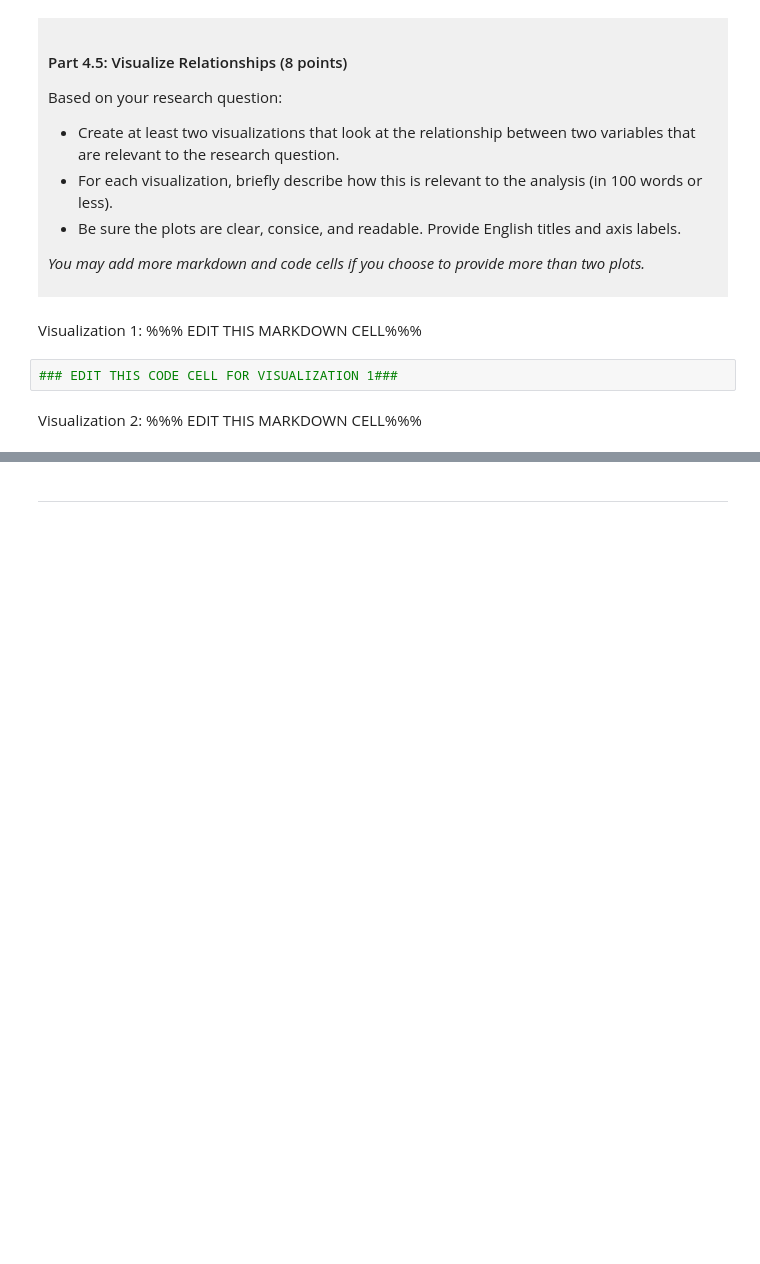
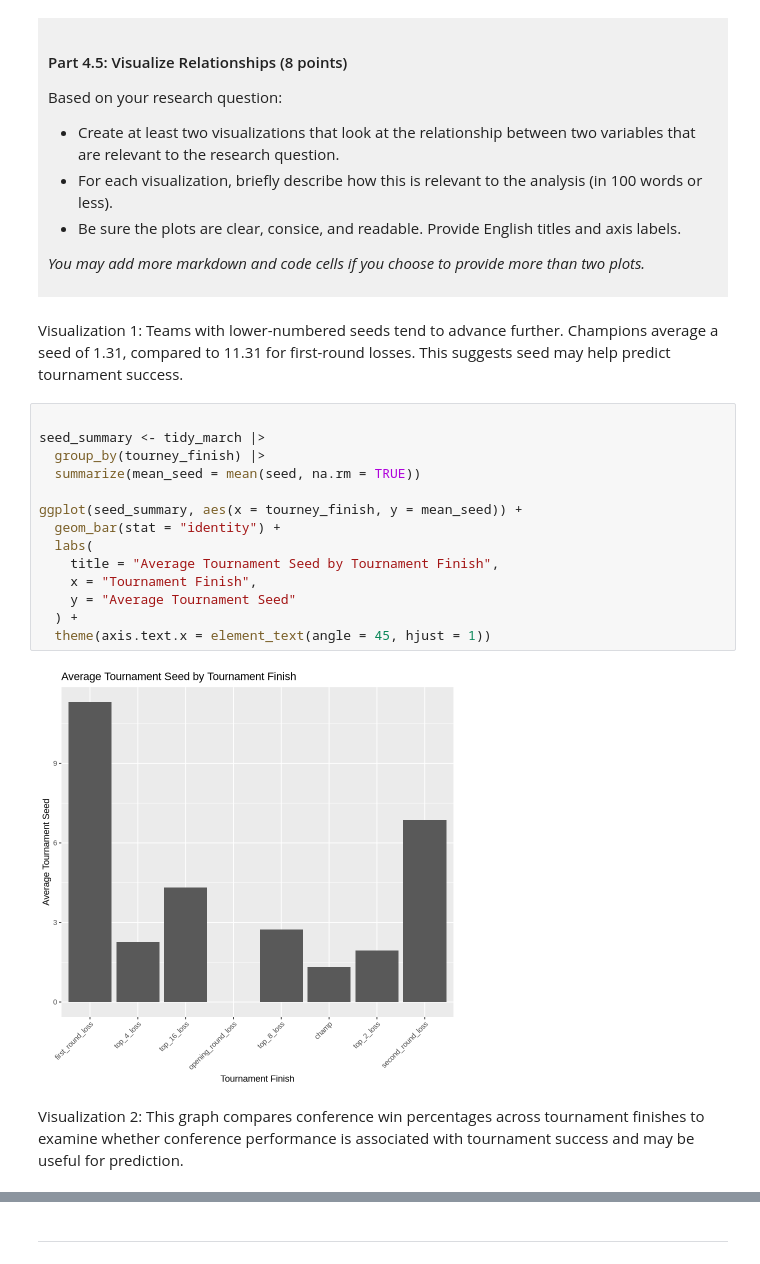
Before and after one commit to Armaana1706/dsci-100-project-armaan-arbabi, a Jupyter notebook: dsci-100-project-notebook.ipynb, the cells around one changed output, grey strips where cells are left out. Cells and saved outputs as stored; diff of their text form; blank space fills up the shorter version.

```diff
--- a/dsci-100-project-notebook.ipynb
+++ b/dsci-100-project-notebook.ipynb
@@ -331,9 +392,23 @@ Based on your research question:
 *You may add more markdown and code cells if you choose to provide more than two plots.*
 </div>
 # %% [markdown]
-Visualization 1: %%% EDIT THIS MARKDOWN CELL%%%
+Visualization 1: Teams with lower-numbered seeds tend to advance further. Champions average a seed of 1.31, compared to 11.31 for first-round losses. This suggests seed may help predict tournament success.
 # %%
-### EDIT THIS CODE CELL FOR VISUALIZATION 1###
+
+seed_summary <- tidy_march |>
+  group_by(tourney_finish) |>
+  summarize(mean_seed = mean(seed, na.rm = TRUE))
+
+ggplot(seed_summary, aes(x = tourney_finish, y = mean_seed)) +
+  geom_bar(stat = "identity") +
+  labs(
+    title = "Average Tournament Seed by Tournament Finish",
+    x = "Tournament Finish",
+    y = "Average Tournament Seed"
+  ) +
+  theme(axis.text.x = element_text(angle = 45, hjust = 1))
+# %% [output]
+[figure, added]
 # %% [markdown]
-Visualization 2: %%% EDIT THIS MARKDOWN CELL%%%
+Visualization 2: This graph compares conference win percentages across tournament finishes to examine whether conference performance is associated with tournament success and may be useful for prediction.
 # %%
```
Also changed, not shown: parts of 7 cells of this notebook.
